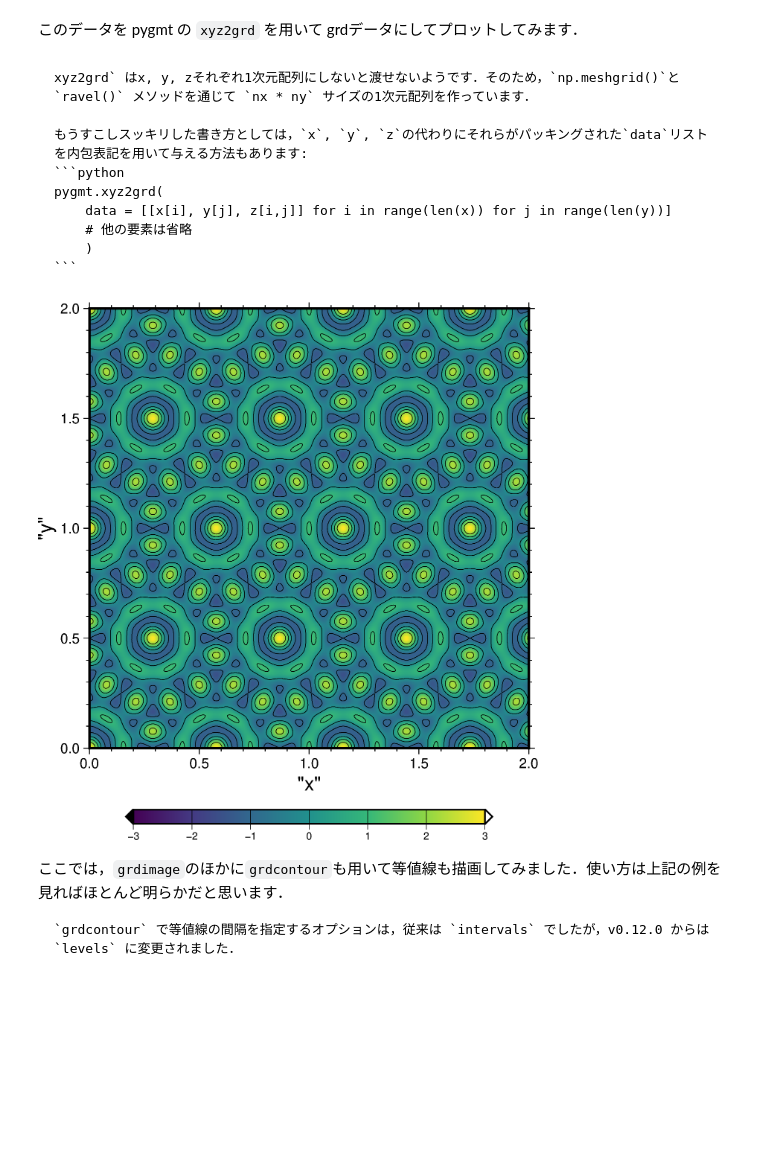
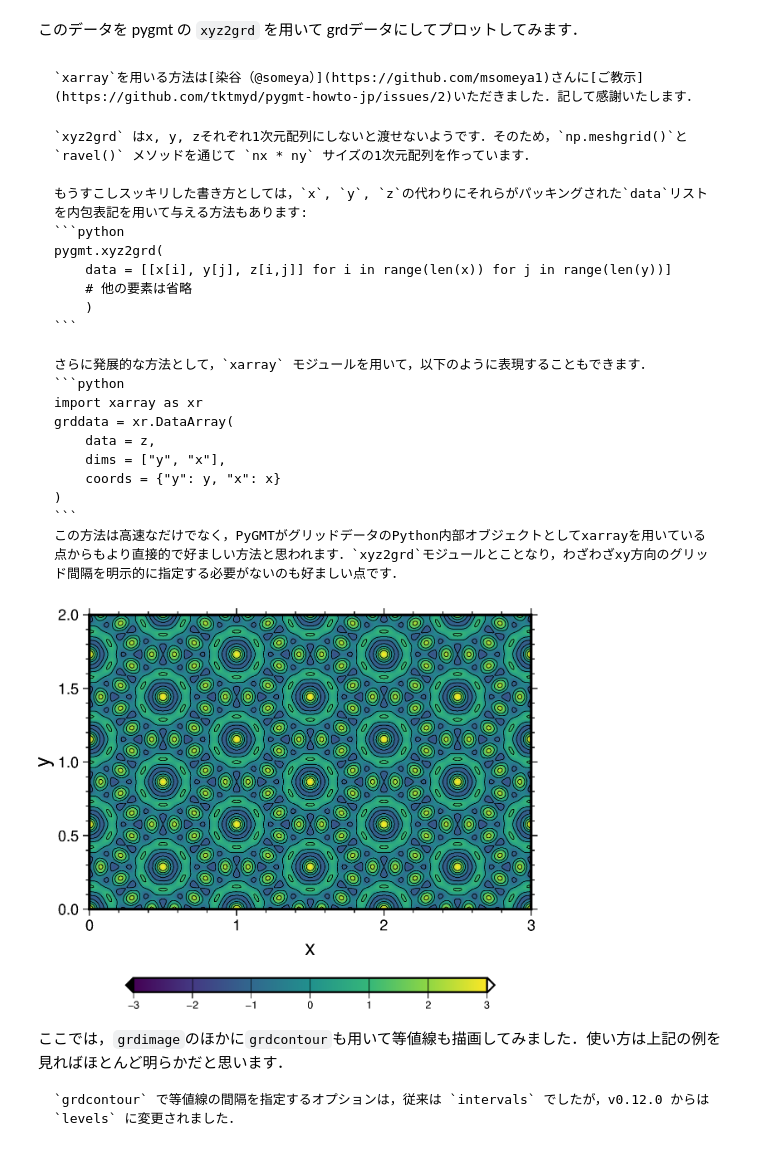
Before and after one commit to tktmyd/pygmt-howto-jp, a Jupyter notebook: docs/_sources/mesh.ipynb, the cells around one changed output. Drawn from its saved outputs; the diff is of its cells as text; code cells hidden in the pictures; blank space fills up the shorter version.

Commit message:
Reflected issue #2

`````diff
--- a/docs/_sources/mesh.ipynb
+++ b/docs/_sources/mesh.ipynb
@@ -12,7 +12,7 @@ import matplotlib.pyplot as plt
 # %% [markdown]
 まず，サンプルとして NumPy で適当な等間隔データを作成してみます．
 # %%
-nx = 500
-ny = 500
-x = np.linspace(0, 2, nx+1)
+nx = 300
+ny = 200
+x = np.linspace(0, 3, nx+1)
 y = np.linspace(0, 2, ny+1)
@@ -19,11 +23,11 @@ y = np.linspace(0, 2, ny+1)
 # %%
-z = np.zeros([nx+1, ny+1])
+z = np.zeros([ny+1,nx+1])
 
 for i in range(nx):
     for j in range(ny):
         a = np.pi * ( x[i]    - np.sqrt(3.0) * y[j] )
         b = np.pi * ( 3.*x[i] + np.sqrt(3.0) * y[j] )
-        z[i,j] = np.cos(2*a) * np.cos(4*b) + np.cos(5*a) * np.cos(3*b) + np.cos(7*a) * np.cos(b)
+        z[j,i] = np.cos(2*a) * np.cos(4*b) + np.cos(5*a) * np.cos(3*b) + np.cos(7*a) * np.cos(b)
 # %% [markdown]
 試しにmatplotlibでプロットしてみると，以下のような感じです．
 # %%
@@ -35,8 +39,12 @@ g.set_aspect('equal')
 # %% [markdown]
 このデータを pygmt の `xyz2grd` を用いて grdデータにしてプロットしてみます．
 # %% [markdown]
+```{margin}
+`xarray`を用いる方法は[染谷（@someya）](https://github.com/msomeya1)さんに[ご教示](https://github.com/tktmyd/pygmt-howto-jp/issues/2)いただきました．記して感謝いたします．
+```
+
 ````{note}
-xyz2grd` はx, y, zそれぞれ1次元配列にしないと渡せないようです．そのため，`np.meshgrid()`と `ravel()` メソッドを通じて `nx * ny` サイズの1次元配列を作っています．
+`xyz2grd` はx, y, zそれぞれ1次元配列にしないと渡せないようです．そのため，`np.meshgrid()`と `ravel()` メソッドを通じて `nx * ny` サイズの1次元配列を作っています．
 
 もうすこしスッキリした書き方としては，`x`, `y`, `z`の代わりにそれらがパッキングされた`data`リストを内包表記を用いて与える方法もあります:
 ```python
@@ -45,6 +53,17 @@ pygmt.xyz2grd(
     # 他の要素は省略
     )
 ```
+
+さらに発展的な方法として，`xarray` モジュールを用いて，以下のように表現することもできます．
+```python
+import xarray as xr
+grddata = xr.DataArray(
+    data = z,
+    dims = ["y", "x"],
+    coords = {"y": y, "x": x}
+)
+```
+この方法は高速なだけでなく，PyGMTがグリッドデータのPython内部オブジェクトとしてxarrayを用いている点からもより直接的で好ましい方法と思われます．`xyz2grd`モジュールとことなり，わざわざxy方向のグリッド間隔を明示的に指定する必要がないのも好ましい点です．
 ````
 # %%
 fig = pygmt.Figure()
@@ -52,38 +71,38 @@ fig = pygmt.Figure()
 X, Y = np.meshgrid(x, y)
 
 grddata = pygmt.xyz2grd(
-    region = [0, 2, 0, 2],
-    spacing = '0.004/0.004',
+    region = [0, 3, 0, 2],
+    spacing = '0.01/0.01',
     x = X.ravel(),
     y = Y.ravel(),
     z = z.ravel()
 )
 
 pygmt.makecpt(
     cmap       = 'viridis',     # 比較のためカラーパレットはほとんど同じものを使う
     series     = [-3, 3, 1],
     continuous = True
 )
 
 fig.grdimage(
     grid       = grddata,
-    projection = 'X10c/10c',
-    frame      = ['WSen', 'xaf+l"x"', 'yaf+l"y"'],
+    projection = 'X9c/6c',
+    frame      = ['WSen', 'xaf+lx', 'yaf+ly'],
 )
 
 fig.grdcontour(
     grid     = grddata,
     levels   = 1,
     pen      = 'default,black'
 )
 
 fig.colorbar(
     position = '+e'
 )
 
 fig.show()
 # %% [output]
-[figure, old version]
+[figure, new version]
 # %% [markdown]
 ここでは，`grdimage`のほかに`grdcontour`も用いて等値線も描画してみました．使い方は上記の例を見ればほとんど明らかだと思います．
 
`````
Also changed, not shown: parts of 2 cells of this notebook, 34 other files.
